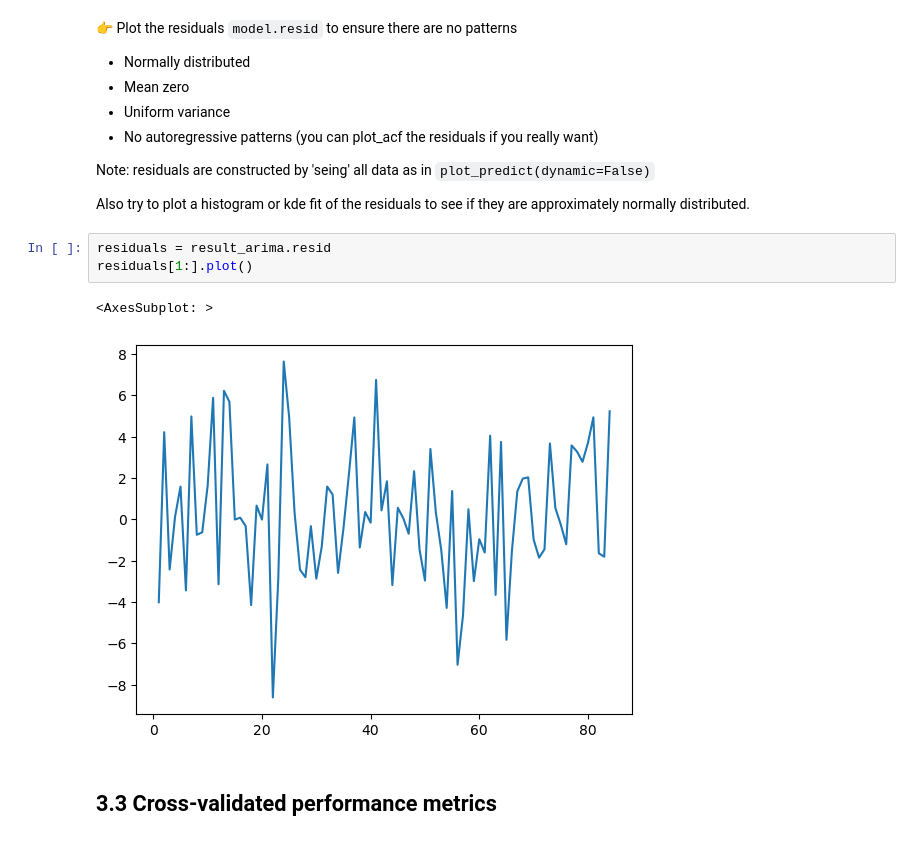
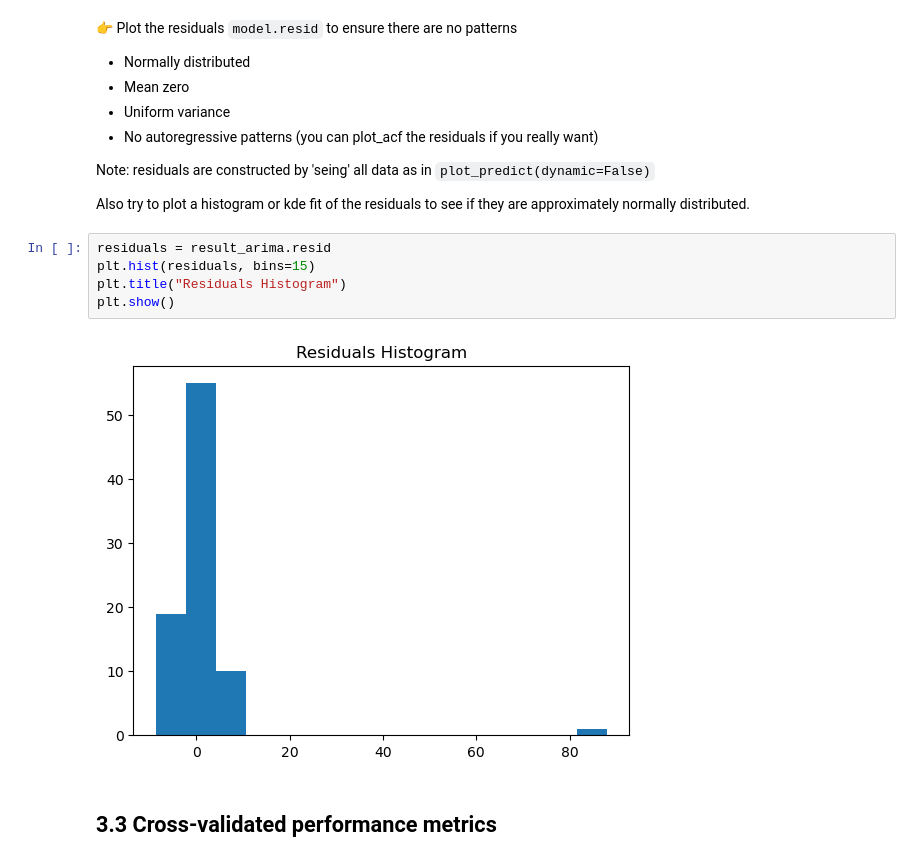
Before and after one commit to LakhbirSin/Modele_Arima, a Jupyter notebook: arima.ipynb, the cells around one changed output. Cells and saved outputs as stored; diff of their text form.

```diff
--- a/arima.ipynb
+++ b/arima.ipynb
@@ -327,12 +336,13 @@ plt.legend()
 Note: residuals are constructed by 'seing' all data as in `plot_predict(dynamic=False)`
 
 Also try to plot a histogram or kde fit of the residuals to see if they are approximately normally distributed.
-# %%
-residuals = result_arima.resid
-residuals[1:].plot()
-# %% [output]
-<AxesSubplot: >
-[figure, removed]
+# %%
+residuals = result_arima.resid
+plt.hist(residuals, bins=15)
+plt.title("Residuals Histogram")
+plt.show()
+# %% [output]
+[figure, added]
 # %% [markdown]
 ## 3.3 Cross-validated performance metrics
 # %% [markdown]
```
Also changed, not shown: parts of 3 cells of this notebook.
